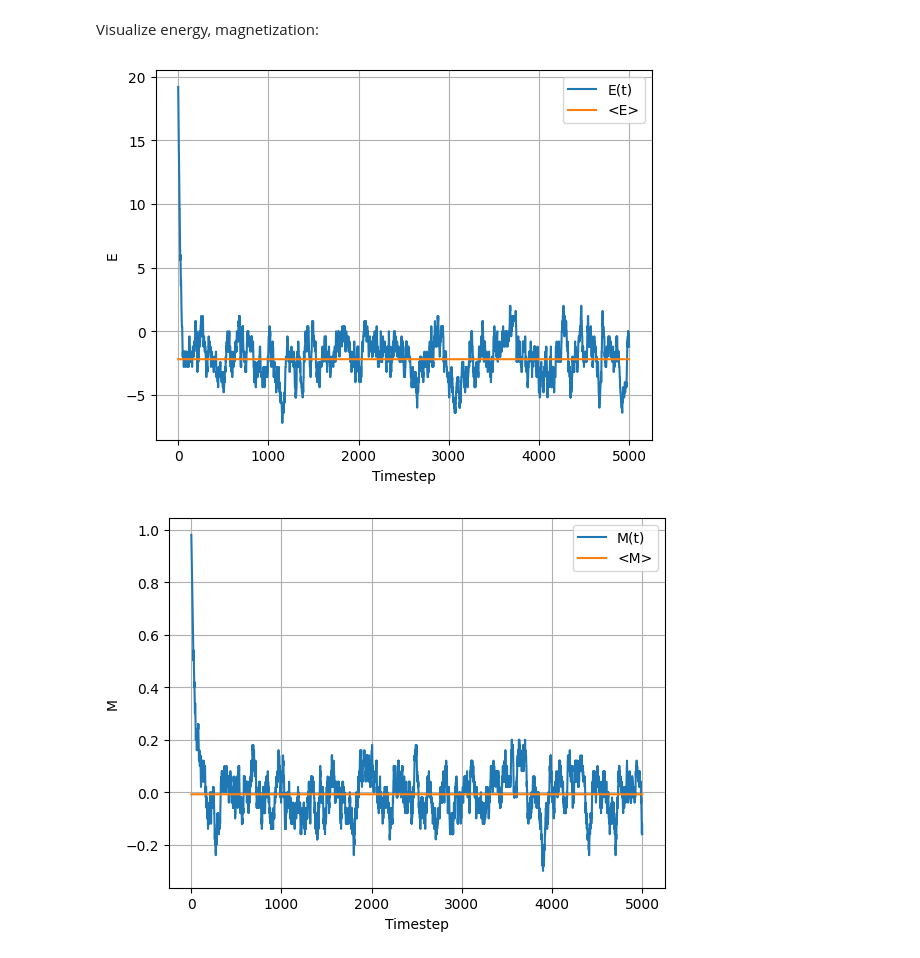
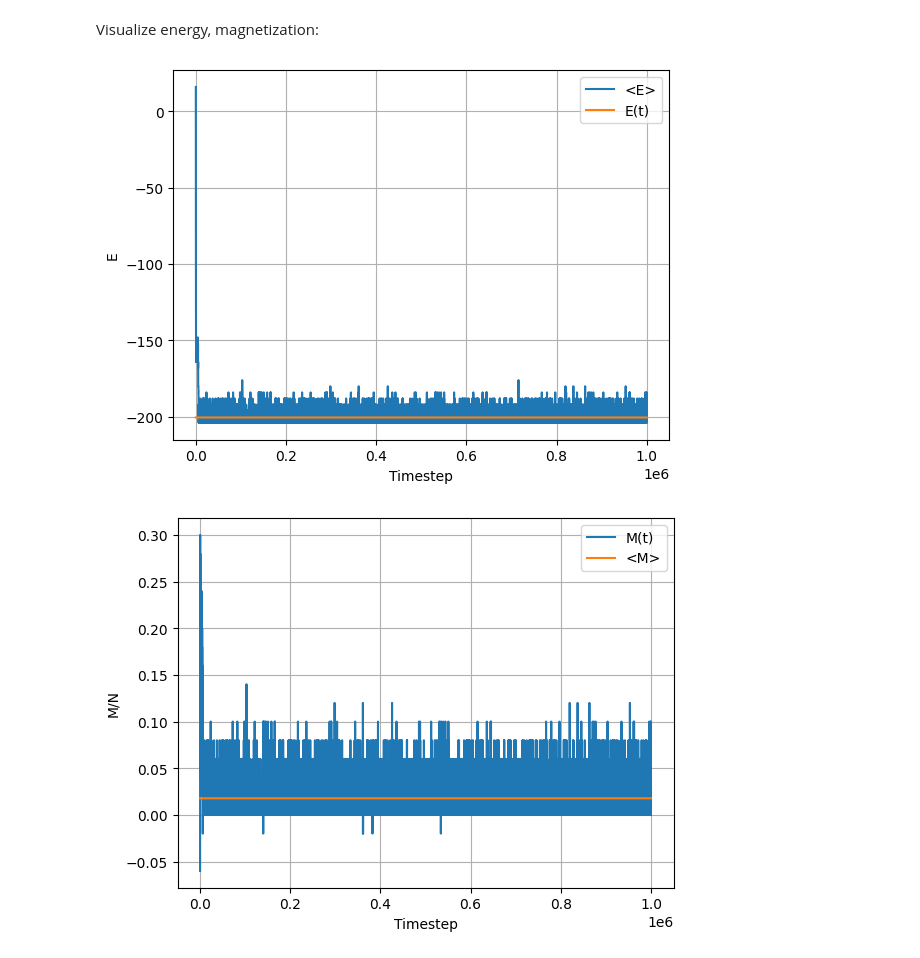
Before and after one commit to axelkat/statfmc, a Jupyter notebook: isingmodel.ipynb, the cells around one changed output. Saved outputs shown, nothing was run; the diff lists cells and outputs as text; code cells hidden in the pictures.

```diff
--- a/isingmodel.ipynb
+++ b/isingmodel.ipynb
@@ -130,10 +130,10 @@ def isingmodel (
 Now that the model is defined, lets see an example.
 # %%
 print('Initialize Grid...')
-M, L = initgrid(10,True, True)
+M, L = initgrid(10,False, True)
 print('Grid initialized!')
 print('Start simulation...')
-Earr, Eave, Spins, steps, Marr, Mave = isingmodel(5000,0,-0.1,1,10,M)
+Earr, Eave, Spins, steps, Marr, Mave = isingmodel(1000000,2,-1,1,10,M)
 print('Simulation successful!')
 plotspins(Spins,2)
 # %% [output]
@@ -148,16 +148,16 @@ Visualize energy, magnetization:
 # %%
 plt.plot(np.linspace(1,steps,steps), Earr,np.linspace(1,steps,steps), np.linspace(1,1,steps)*Eave)
 plt.legend({'E(t)','<E>'})
 plt.ylabel('E')
 plt.xlabel('Timestep')
 plt.grid(True)
 plt.show()
 plt.plot(np.linspace(1,steps,steps), Marr,np.linspace(1,steps,steps), np.linspace(1,1,steps)*Mave)
-plt.ylabel('M')
+plt.ylabel('M/N')
 plt.legend({'M(t)','<M>'})
 plt.xlabel('Timestep')
 plt.grid(True)
 plt.show()
 # %% [output]
-[figure, old version]
+[figure, new version]
-[figure, old version]
+[figure, new version]
```
Also changed, not shown: parts of 17 cells of this notebook.
